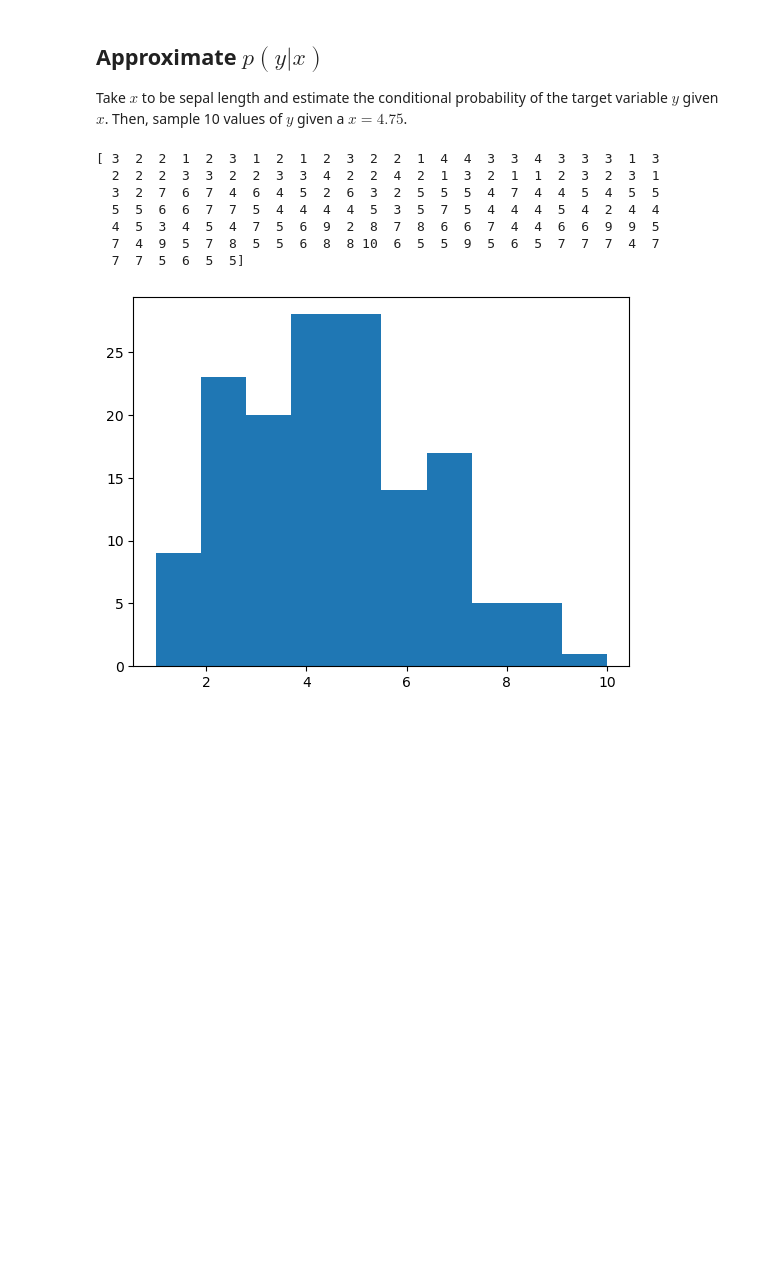
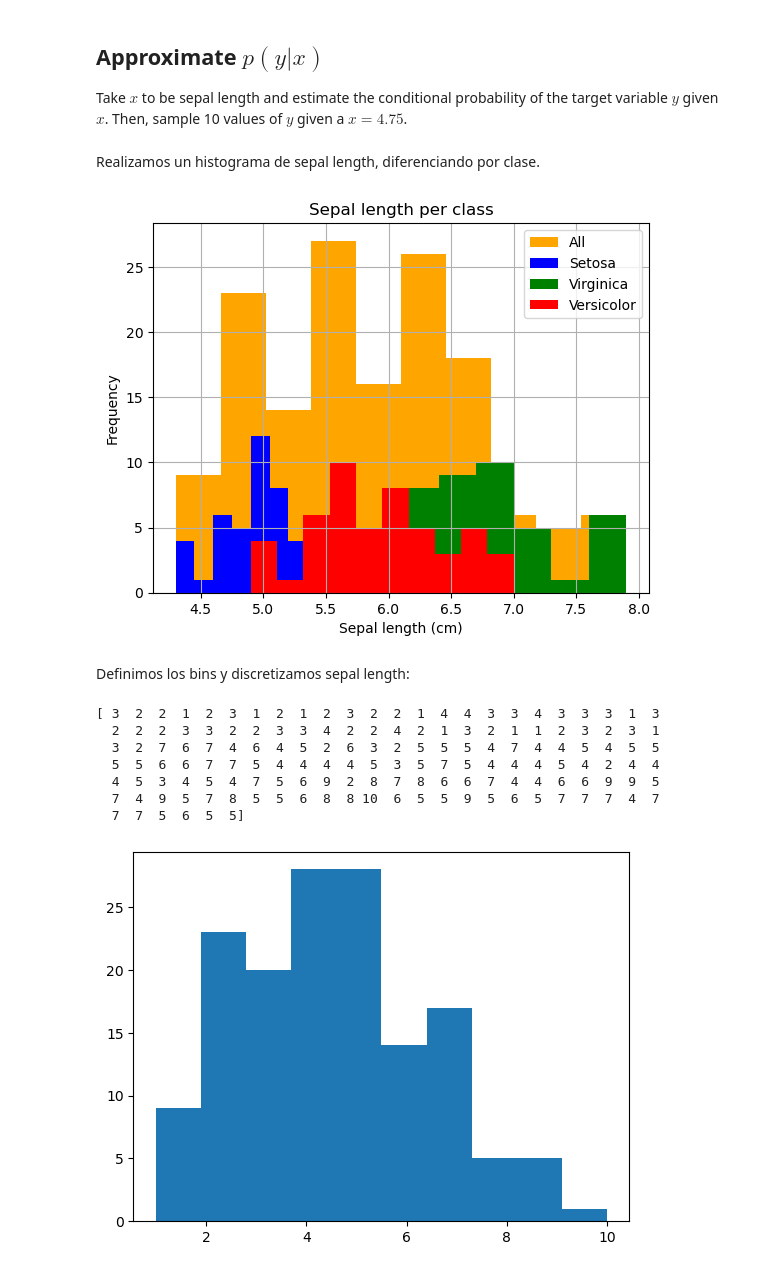
Before and after one commit to matiasmolinolo/iag-2023, a Jupyter notebook: notebooks_clase_1/IAG_2_t.ipynb, the cells around one changed output. Saved outputs shown, nothing was run; the diff lists cells and outputs as text; code cells hidden in the pictures; blank space fills up the shorter version.

```diff
--- a/notebooks_clase_1/IAG_2_t.ipynb
+++ b/notebooks_clase_1/IAG_2_t.ipynb
@@ -33 +48,22 @@ import matplotlib.pyplot as plt
+# %% [markdown]
+Realizamos un histograma de sepal length, diferenciando por clase.
+# %%
+setosa_sepal_length = sepal_length[y == 0]
+versicolor_sepal_length = sepal_length[y == 1]
+virginica_sepal_length = sepal_length[y == 2]
+# %%
+plt.hist(sepal_length, bins=10, color="orange", label="All")
+plt.hist(setosa_sepal_length, bins=10, color="blue", label="Setosa")
+plt.hist(virginica_sepal_length, bins=10, color="green", label="Virginica")
+plt.hist(versicolor_sepal_length, bins=10, color="red", label="Versicolor")
+plt.xlabel("Sepal length (cm)")
+plt.ylabel("Frequency")
+plt.title("Sepal length per class")
+plt.legend()
+plt.grid(True)
+plt.show()
+# %% [output]
+[figure, added]
+# %% [markdown]
+Definimos los bins y discretizamos sepal length:
 # %%
```
Also changed, not shown: parts of 40 cells of this notebook, 1 other file.
